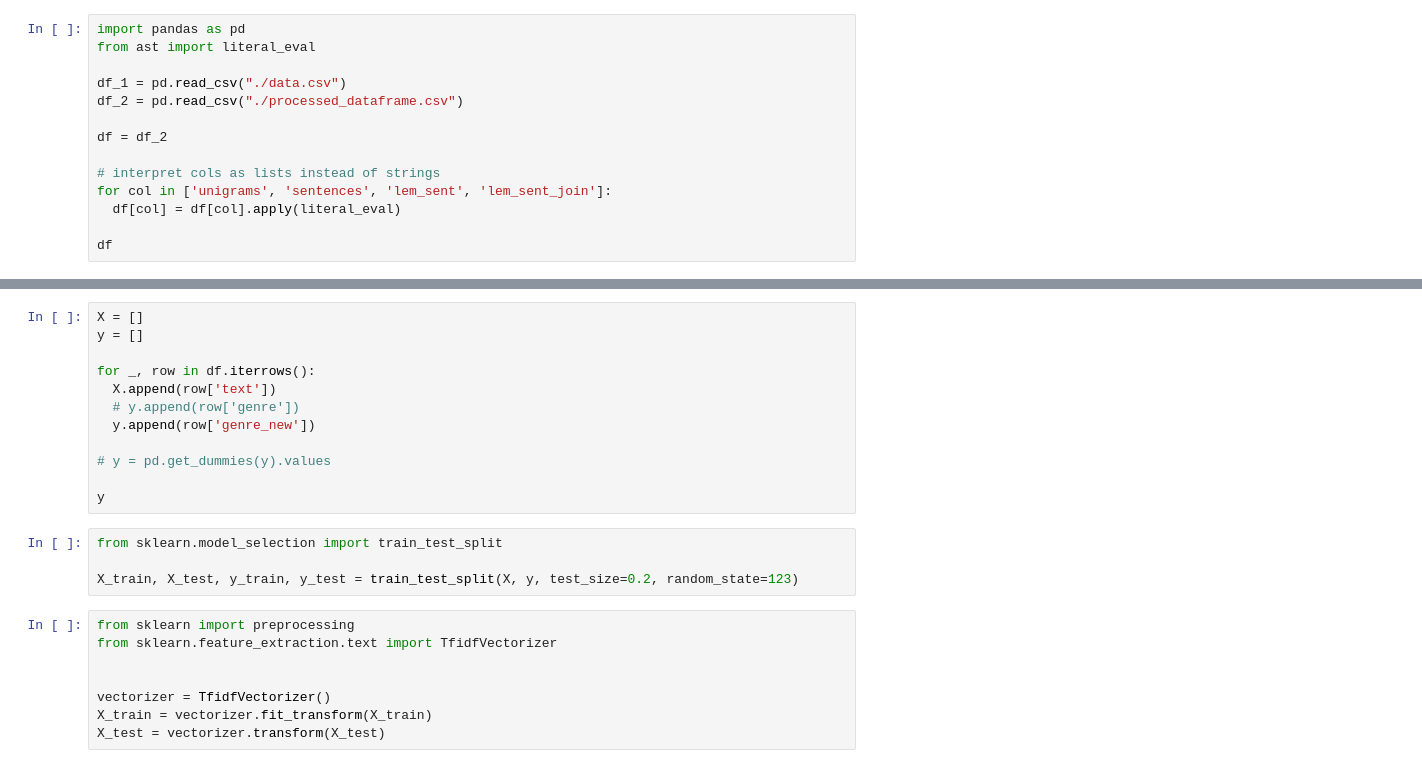
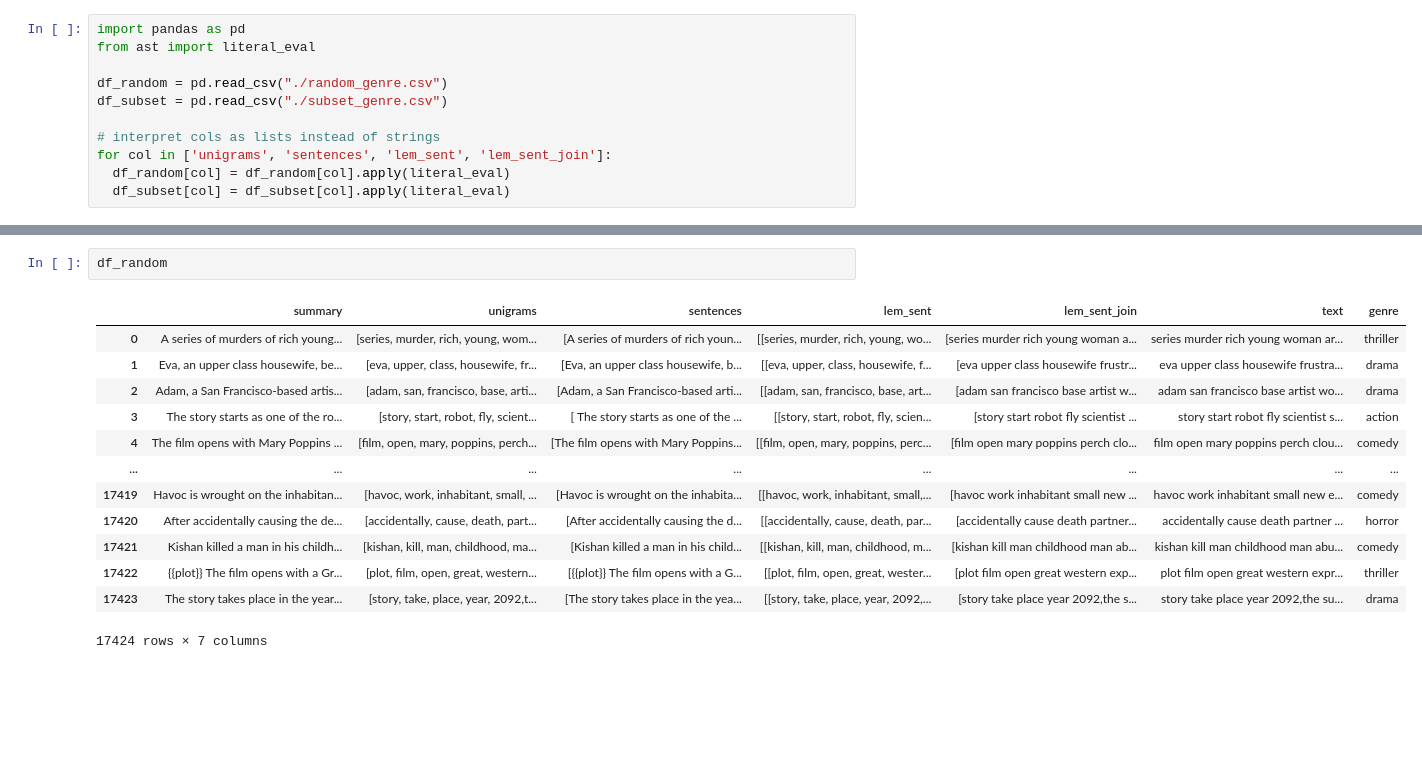
Before and after one commit to CIT-NLP/NLP-final-project, a Jupyter notebook: NaiveBayesSMOTE.ipynb, the cells around one changed output, grey strips where cells are left out. Drawn from its saved outputs; the diff is of its cells as text; blank space fills up the shorter version.

```diff
--- a/NaiveBayesSMOTE.ipynb
+++ b/NaiveBayesSMOTE.ipynb
@@ -14,13 +14,10 @@ To: /content/processed_dataframe.csv
 import pandas as pd
 from ast import literal_eval
 
-df_1 = pd.read_csv("./data.csv")
-df_2 = pd.read_csv("./processed_dataframe.csv")
-
-df = df_2
+df_random = pd.read_csv("./random_genre.csv")
+df_subset = pd.read_csv("./subset_genre.csv")
 
 # interpret cols as lists instead of strings
 for col in ['unigrams', 'sentences', 'lem_sent', 'lem_sent_join']:
-  df[col] = df[col].apply(literal_eval)
-
-df
+  df_random[col] = df_random[col].apply(literal_eval)
+  df_subset[col] = df_subset[col].apply(literal_eval)
@@ -71,24 +24,16 @@ Name: genre_new, dtype: int64
-# %%
-X = []
-y = []
-
-for _, row in df.iterrows():
-  X.append(row['text'])
-  # y.append(row['genre'])
-  y.append(row['genre_new'])
-
-# y = pd.get_dummies(y).values
-
-y
-# %%
-from sklearn.model_selection import train_test_split
-
-X_train, X_test, y_train, y_test = train_test_split(X, y, test_size=0.2, random_state=123)
-# %%
-from sklearn import preprocessing
-from sklearn.feature_extraction.text import TfidfVectorizer
-
-
-vectorizer = TfidfVectorizer()
-X_train = vectorizer.fit_transform(X_train)
-X_test = vectorizer.transform(X_test)
+# %%
+df_random
+# %% [output]
+|  | summary | unigrams | sentences | lem_sent | lem_sent_join | text | genre |
+| 0 | A series of murders of rich young... | [series, murder, rich, young, wom... | [A series of murders of rich youn... | [[series, murder, rich, young, wo... | [series murder rich young woman a... | series murder rich young woman ar... | thriller |
+| 1 | Eva, an upper class housewife, be... | [eva, upper, class, housewife, fr... | [Eva, an upper class housewife, b... | [[eva, upper, class, housewife, f... | [eva upper class housewife frustr... | eva upper class housewife frustra... | drama |
+| 2 | Adam, a San Francisco-based artis... | [adam, san, francisco, base, arti... | [Adam, a San Francisco-based arti... | [[adam, san, francisco, base, art... | [adam san francisco base artist w... | adam san francisco base artist wo... | drama |
+| 3 | The story starts as one of the ro... | [story, start, robot, fly, scient... | [ The story starts as one of the ... | [[story, start, robot, fly, scien... | [story start robot fly scientist ... | story start robot fly scientist s... | action |
+| 4 | The film opens with Mary Poppins ... | [film, open, mary, poppins, perch... | [The film opens with Mary Poppins... | [[film, open, mary, poppins, perc... | [film open mary poppins perch clo... | film open mary poppins perch clou... | comedy |
+| ... | ... | ... | ... | ... | ... | ... | ... |
+| 17419 | Havoc is wrought on the inhabitan... | [havoc, work, inhabitant, small, ... | [Havoc is wrought on the inhabita... | [[havoc, work, inhabitant, small,... | [havoc work inhabitant small new ... | havoc work inhabitant small new e... | comedy |
+| 17420 | After accidentally causing the de... | [accidentally, cause, death, part... | [After accidentally causing the d... | [[accidentally, cause, death, par... | [accidentally cause death partner... | accidentally cause death partner ... | horror |
+| 17421 | Kishan killed a man in his childh... | [kishan, kill, man, childhood, ma... | [Kishan killed a man in his child... | [[kishan, kill, man, childhood, m... | [kishan kill man childhood man ab... | kishan kill man childhood man abu... | comedy |
+| 17422 | {{plot}} The film opens with a Gr... | [plot, film, open, great, western... | [{{plot}} The film opens with a G... | [[plot, film, open, great, wester... | [plot film open great western exp... | plot film open great western expr... | thriller |
+| 17423 | The story takes place in the year... | [story, take, place, year, 2092,t... | [The story takes place in the yea... | [[story, take, place, year, 2092,... | [story take place year 2092,the s... | story take place year 2092,the su... | drama |
+17424 rows × 7 columns
```
Also changed, not shown: parts of 25 cells of this notebook.
